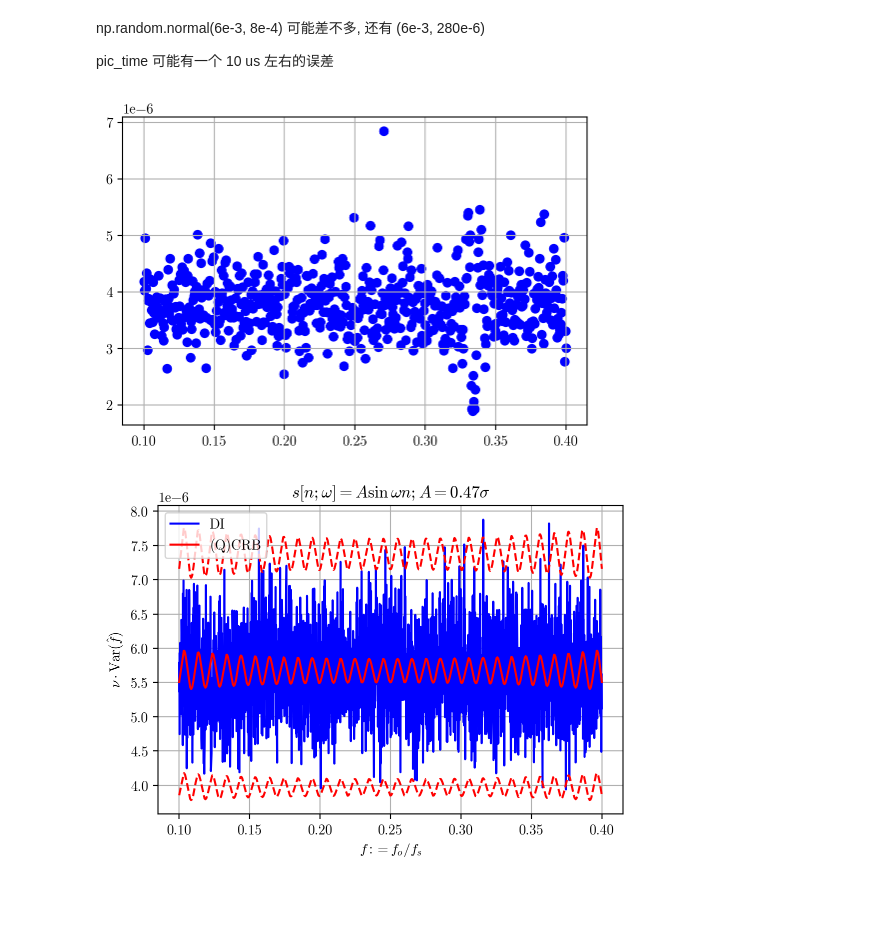
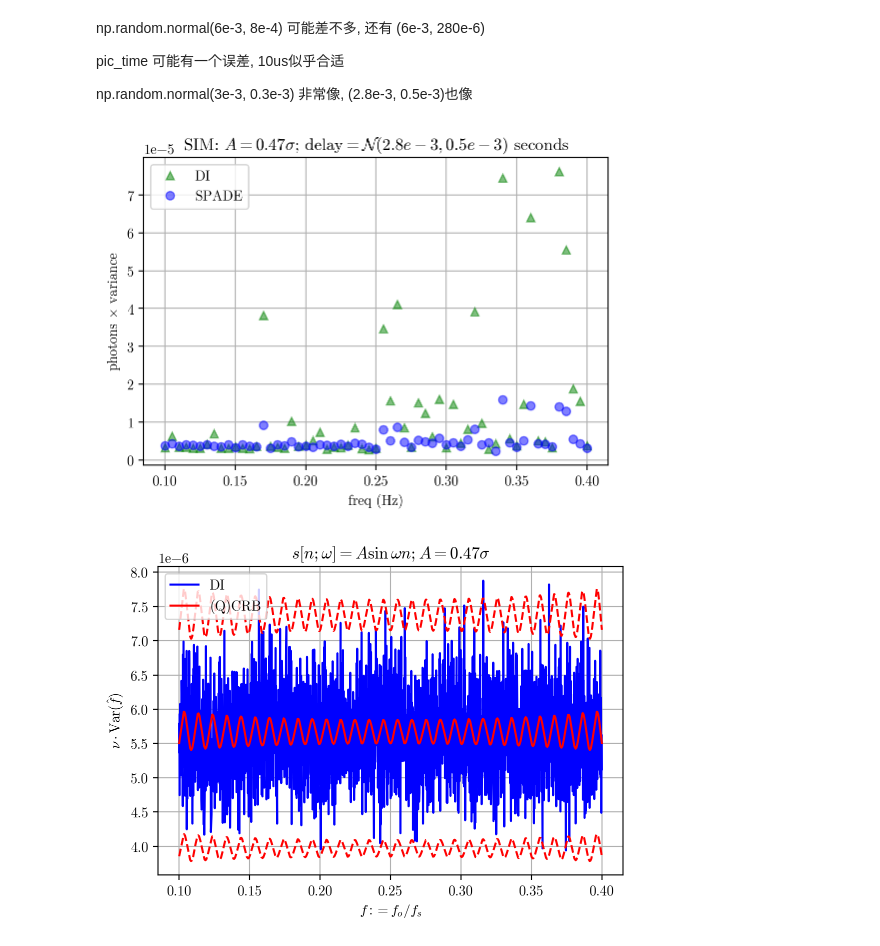
Before and after one commit to huchaoning/freqest-draft, a Jupyter notebook: simulations.ipynb, the cells around one changed output. Saved outputs shown, nothing was run; the diff lists cells and outputs as text; code cells hidden in the pictures; blank space fills up the shorter version.

```diff
--- a/simulations.ipynb
+++ b/simulations.ipynb
@@ -2,25 +2,27 @@
 from src import *
 from myutils import *
 # %%
-freq_list = np.linspace(0.1, 0.4, 601)
+freq_list = np.linspace(0.1, 0.4, 61)
 A = 5 * DMD.PIXEL_SIZE/2
 sampling_rate = 20
 
 pic_time = (1 / (sampling_rate * freq_list) / 2 * 1e6).astype(int)
 
-# DMD 可能会有一个小延迟, 也有一定的误差
+# 考虑四舍五入误差
 real_freq_list = 1 / ((pic_time) * 2) * 1e6 / sampling_rate
 # %% [markdown]
 np.random.normal(6e-3, 8e-4) 可能差不多, 还有 (6e-3, 280e-6)
 
-pic_time 可能有一个 10 us 左右的误差
+pic_time 可能有一个误差, 10us似乎合适
+
+np.random.normal(3e-3, 0.3e-3) 非常像, (2.8e-3, 0.5e-3)也像
 # %%
 @parallelize()
 def main(f):
     cropped, noise = [], []
     for _ in range(200):
         meta = MetaData('SPADE', f, A, 0)
-        sim = Simulator(meta, delay=np.random.normal(6e-3, 10e-6), waveform='sign')
+        sim = Simulator(meta, delay=np.random.normal(2.8e-3, 0.5e-3), waveform='sign')
         cropped_, noise_ = sim.gen()
         cropped.append(cropped_)
         noise.append(noise_)
@@ -28,14 +30,18 @@ def main(f):
     return Estimation.FromEstimates(c)
 # %%
 cs = main(real_freq_list)
-# %%
-x = [cs[i].metadata.ground_truth for i in range(601)]
-y = [cs[i].frequency_estimates.var() * cs[i].photons.mean() for i in range(601)]
-
-scatter(freq_list, y)
-# plt.ylim(0, 5e-5)
-# %% [output]
-[figure, removed]
+# %%
+cs2 = main(real_freq_list)
+# %%
+# di_x = [cs[i].metadata.ground_truth for i in range(61)]
+di_y = [cs[i].frequency_estimates.var() * cs[i].photons.mean() for i in range(61)]
+spade_y = [cs2[i].frequency_estimates.var() * cs2[i].photons.mean() for i in range(61)]
+
+plot(freq_list, di_y, 'g^', label='DI', alpha=0.5)
+plot(freq_list, spade_y, 'o', label='SPADE', alpha=0.5)
+plot(title=r'SIM: $A = 0.47\sigma$; ${\rm delay} =\mathcal{N}(2.8e-3, 0.5e-3)$ seconds', xlabel='freq (Hz)', ylabel=r'photons $\times$ variance')
+# %% [output]
+[figure, added]
 # %%
 # @cache
 # @parallelize()
```
